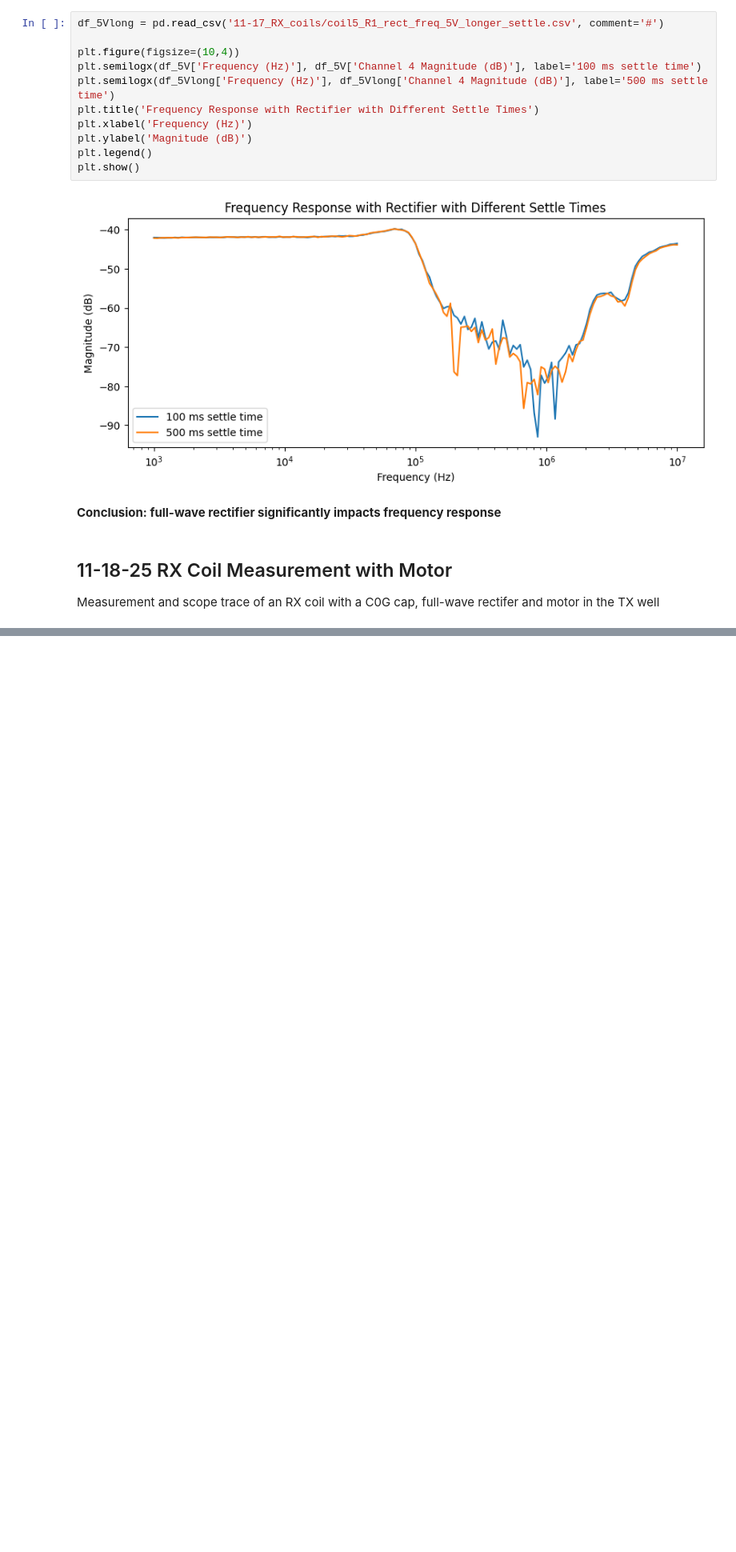
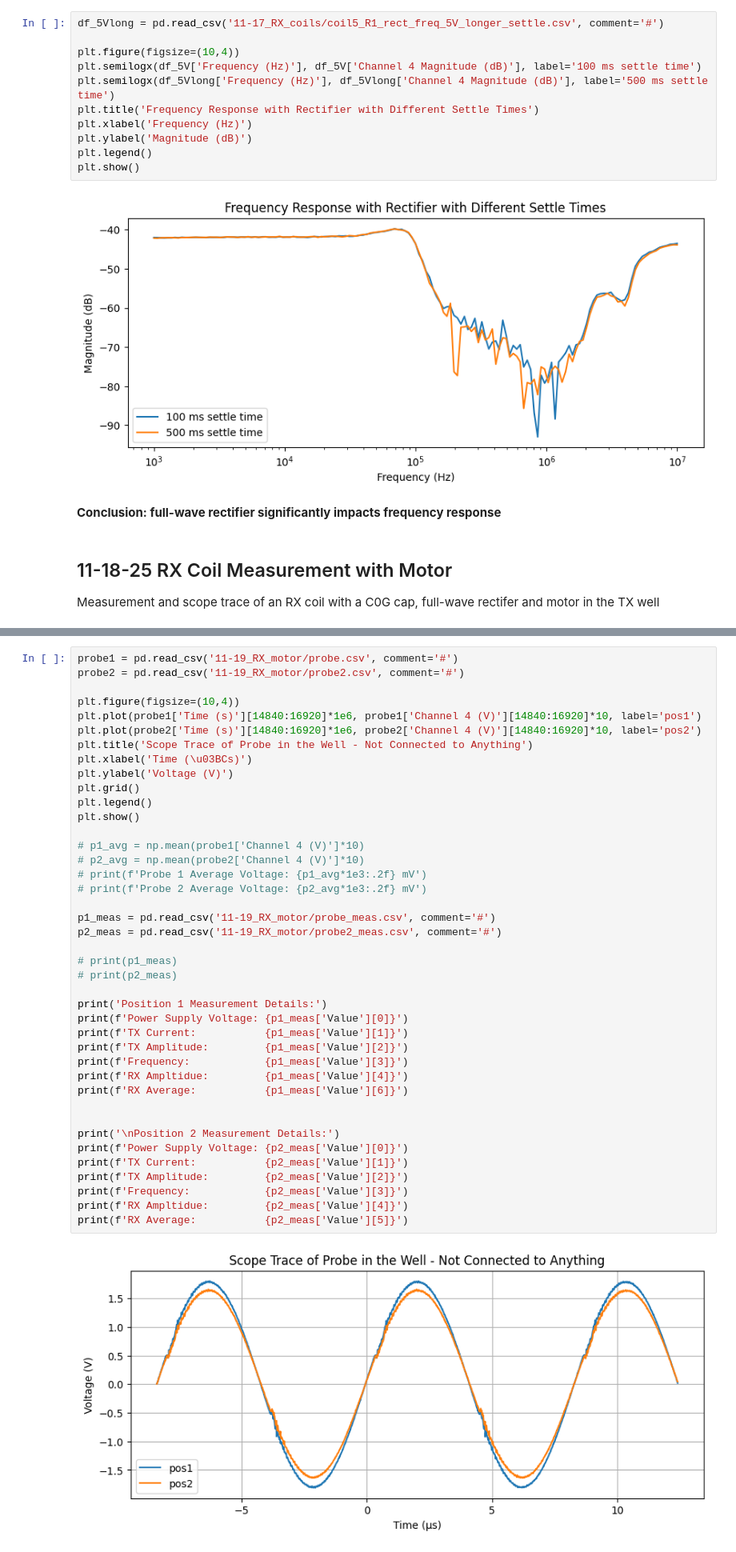
Before and after one commit to davisgtoth/Wireless-Drone-Data-Analysis, a Jupyter notebook: analysis.ipynb, the cells around one changed output, grey strips where cells are left out. Shown at 80% size. Saved outputs shown, nothing was run; the diff lists cells and outputs as text; blank space fills up the shorter version.

```diff
--- a/analysis.ipynb
+++ b/analysis.ipynb
@@ -506,0 +512,43 @@ Frequency:             120.05 kHz
+# %%
+probe1 = pd.read_csv('11-19_RX_motor/probe.csv', comment='#')
+probe2 = pd.read_csv('11-19_RX_motor/probe2.csv', comment='#')
+
+plt.figure(figsize=(10,4))
+plt.plot(probe1['Time (s)'][14840:16920]*1e6, probe1['Channel 4 (V)'][14840:16920]*10, label='pos1')
+plt.plot(probe2['Time (s)'][14840:16920]*1e6, probe2['Channel 4 (V)'][14840:16920]*10, label='pos2')
+plt.title('Scope Trace of Probe in the Well - Not Connected to Anything')
+plt.xlabel('Time (\u03BCs)')
+plt.ylabel('Voltage (V)')
+plt.grid()
+plt.legend()
+plt.show()
+
+# p1_avg = np.mean(probe1['Channel 4 (V)']*10)
+# p2_avg = np.mean(probe2['Channel 4 (V)']*10)
+# print(f'Probe 1 Average Voltage: {p1_avg*1e3:.2f} mV')
+# print(f'Probe 2 Average Voltage: {p2_avg*1e3:.2f} mV')
+
+p1_meas = pd.read_csv('11-19_RX_motor/probe_meas.csv', comment='#')
+p2_meas = pd.read_csv('11-19_RX_motor/probe2_meas.csv', comment='#')
+
+# print(p1_meas)
+# print(p2_meas)
+
+print('Position 1 Measurement Details:')
+print(f'Power Supply Voltage: {p1_meas['Value'][0]}')
+print(f'TX Current:           {p1_meas['Value'][1]}')
+print(f'TX Amplitude:         {p1_meas['Value'][2]}')
+print(f'Frequency:            {p1_meas['Value'][3]}')
+print(f'RX Ampltidue:         {p1_meas['Value'][4]}')
+print(f'RX Average:           {p1_meas['Value'][6]}')
+
+
+print('\nPosition 2 Measurement Details:')
+print(f'Power Supply Voltage: {p2_meas['Value'][0]}')
+print(f'TX Current:           {p2_meas['Value'][1]}')
+print(f'TX Amplitude:         {p2_meas['Value'][2]}')
+print(f'Frequency:            {p2_meas['Value'][3]}')
+print(f'RX Ampltidue:         {p2_meas['Value'][4]}')
+print(f'RX Average:           {p2_meas['Value'][5]}')
+# %% [output]
+[figure, added]
```
Also changed, not shown: parts of 12 cells of this notebook, 10 other files.
